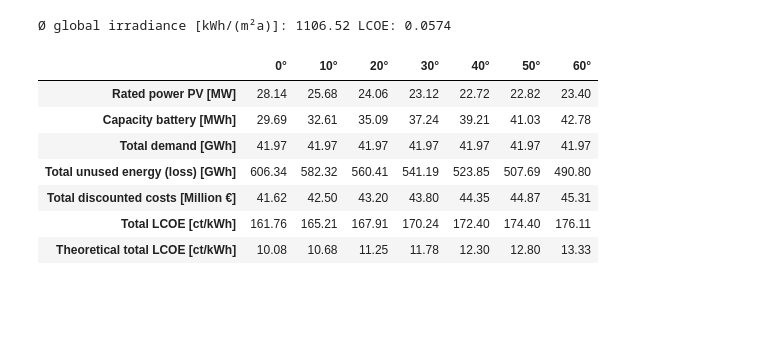
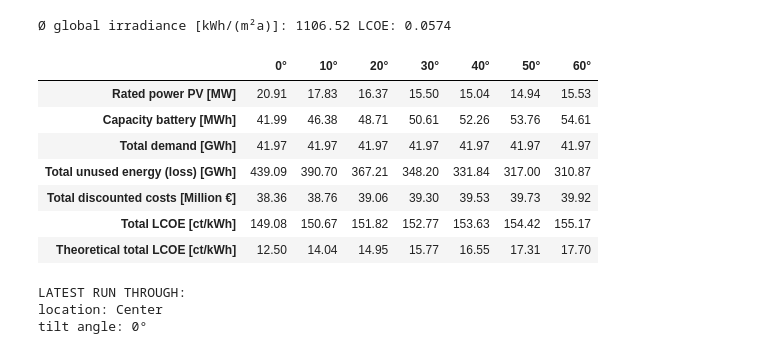
Before and after one commit to Lakim17/SERTS, a Jupyter notebook: pv_batt_opt.ipynb, the cells around one changed output. Drawn from its saved outputs; the diff is of its cells as text; code cells hidden in the pictures; blank space fills up the shorter version.

Commit message:
final run through

```diff
--- a/pv_batt_opt.ipynb
+++ b/pv_batt_opt.ipynb
@@ -278,6 +277,6 @@ dict_results_NPV = {}
 # %%
 # -- model for calculating PV array generation data
-i_tilt = 6 ####################################################################################
+i_tilt = 0 ####################################################################################
 list_tilt = [0, 10, 20, 30, 40, 50, 60]
 list_str_tilt = ["0°", "10°", "20°", "30°","40°", "50°", "60°"]
 
@@ -415,7 +414,8 @@ else:
 print("Ø global irradiance [kWh/(m²a)]:", irr_pv, "LCOE:", LCOE_pv.round(4))
 
 # - cost battery
-cost_bat = 464 # €/kWh, cost for capacity ~1-10 MWh
+# cost_bat = 464 # €/kWh, cost for capacity ~1-10 MWh
+cost_bat = 380 # €/kWh, cost for capacity >10 MWh
 cost_bat_with_exchange = cost_bat * 1.3 # Frauenhofer: batterie exchange cost = 30 % of first investment (interest respected)
 
 # - factors
@@ -528,41 +528,47 @@ df_result = pd.DataFrame({
     "E_bat": [pyo.value(model.E_bat[t]) for t in model.T],
     "P_bat": [pyo.value(model.P_bat_discharge[t]) - pyo.value(model.P_bat_charge[t]) for t in model.T],
     "P_demand": [pyo.value(model.P_demand[t]) for t in model.T],
     "loss": [pyo.value(model.loss[t]) for t in model.T]
 }, index=model.T).join([
     df_solve["P_pv_scalable"] * rated_pv_power
 ]).rename(columns={"P_pv_scalable": "P_pv_model"})
 
 # calculate LCOE
 annual_energy_demand = E_el_households + E_el_commercial_office + E_el_commercial_fitness_center + E_el_agriculture # Wh
 discounted_energy_consumption = (annual_energy_demand / 1_000 ) * ((1 - (1 + WACC_pv)**(-count_years)) / WACC_pv) # kWh
 discounted_energy_production_th = np.sum(
     (df_result["P_pv_model"] / 1_000) / (1 + WACC_pv)**(df_result.index.year - 2020)
 ) # kWh
 discounted_costs = pyo.value(model.objective) # €
 
 # visualize overview over results
 dict_results_overview_temp = {
     "Rated power PV [MW]": float(rated_pv_power),
     "Capacity battery [MWh]": float(pyo.value(model.E_bat_max) / 1e3),
     "Total demand [GWh]": float(df_result["P_demand"].sum() / 1e9),
     "Total unused energy (loss) [GWh]": float(df_result["loss"].sum() / 1e9),
     "Total discounted costs [Million €]": float(discounted_costs / 1e6),
     "Total LCOE [ct/kWh]": float((discounted_costs * 100) / discounted_energy_consumption),
     "Theoretical total LCOE [ct/kWh]": float((discounted_costs * 100) / discounted_energy_production_th)
 }
-dict_results_overview[list_str_tilt[i_tilt]] = dict_results_overview_temp #################################################################################### list_str_location[i_location]
+dict_results_overview[list_str_tilt[i_tilt]] = dict_results_overview_temp #################################################################################### [list_str_tilt[i_tilt]]
 df_results_overview = pd.DataFrame(dict_results_overview)
 display(df_results_overview.round(2))
+print(f"""LATEST RUN THROUGH:
+location: {list_str_location[i_location]}
+tilt angle: {list_str_tilt[i_tilt]}""")
 # %% [output]
 |  | 0° | 10° | 20° | 30° | 40° | 50° | 60° |
-| Rated power PV [MW] | 28.14 | 25.68 | 24.06 | 23.12 | 22.72 | 22.82 | 23.40 |
-| Capacity battery [MWh] | 29.69 | 32.61 | 35.09 | 37.24 | 39.21 | 41.03 | 42.78 |
+| Rated power PV [MW] | 20.91 | 17.83 | 16.37 | 15.50 | 15.04 | 14.94 | 15.53 |
+| Capacity battery [MWh] | 41.99 | 46.38 | 48.71 | 50.61 | 52.26 | 53.76 | 54.61 |
 | Total demand [GWh] | 41.97 | 41.97 | 41.97 | 41.97 | 41.97 | 41.97 | 41.97 |
-| Total unused energy (loss) [GWh] | 606.34 | 582.32 | 560.41 | 541.19 | 523.85 | 507.69 | 490.80 |
-| Total discounted costs [Million €] | 41.62 | 42.50 | 43.20 | 43.80 | 44.35 | 44.87 | 45.31 |
-| Total LCOE [ct/kWh] | 161.76 | 165.21 | 167.91 | 170.24 | 172.40 | 174.40 | 176.11 |
-| Theoretical total LCOE [ct/kWh] | 10.08 | 10.68 | 11.25 | 11.78 | 12.30 | 12.80 | 13.33 |
+| Total unused energy (loss) [GWh] | 439.09 | 390.70 | 367.21 | 348.20 | 331.84 | 317.00 | 310.87 |
+| Total discounted costs [Million €] | 38.36 | 38.76 | 39.06 | 39.30 | 39.53 | 39.73 | 39.92 |
+| Total LCOE [ct/kWh] | 149.08 | 150.67 | 151.82 | 152.77 | 153.63 | 154.42 | 155.17 |
+| Theoretical total LCOE [ct/kWh] | 12.50 | 14.04 | 14.95 | 15.77 | 16.55 | 17.31 | 17.70 |
+LATEST RUN THROUGH:
+location: Center
+tilt angle: 0°
 # %%
 # df_results_overview.to_csv("z_dataframes/df_results_overview_tilt.csv")
 # df_results_overview.to_csv("z_dataframes/df_results_overview_location.csv")
```
Also changed, not shown: parts of 7 cells of this notebook, 17 other files.
